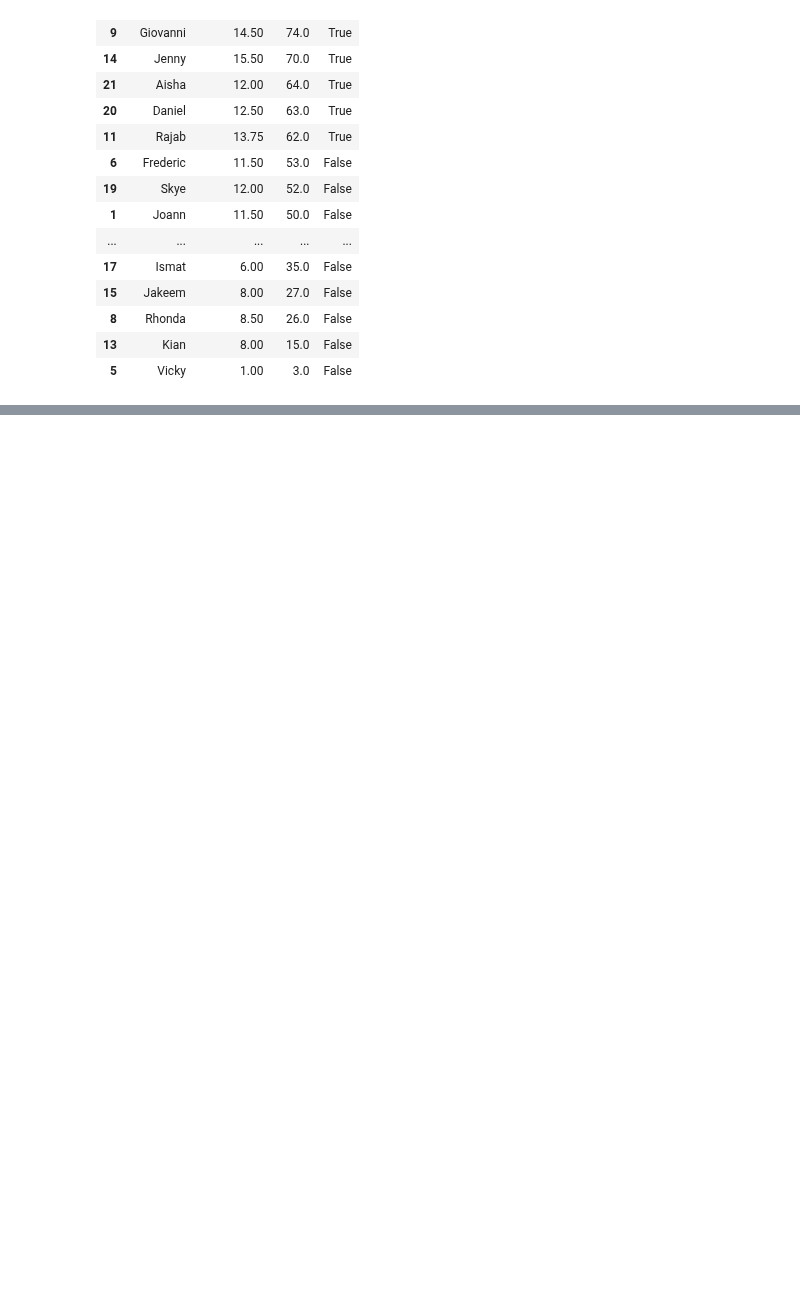
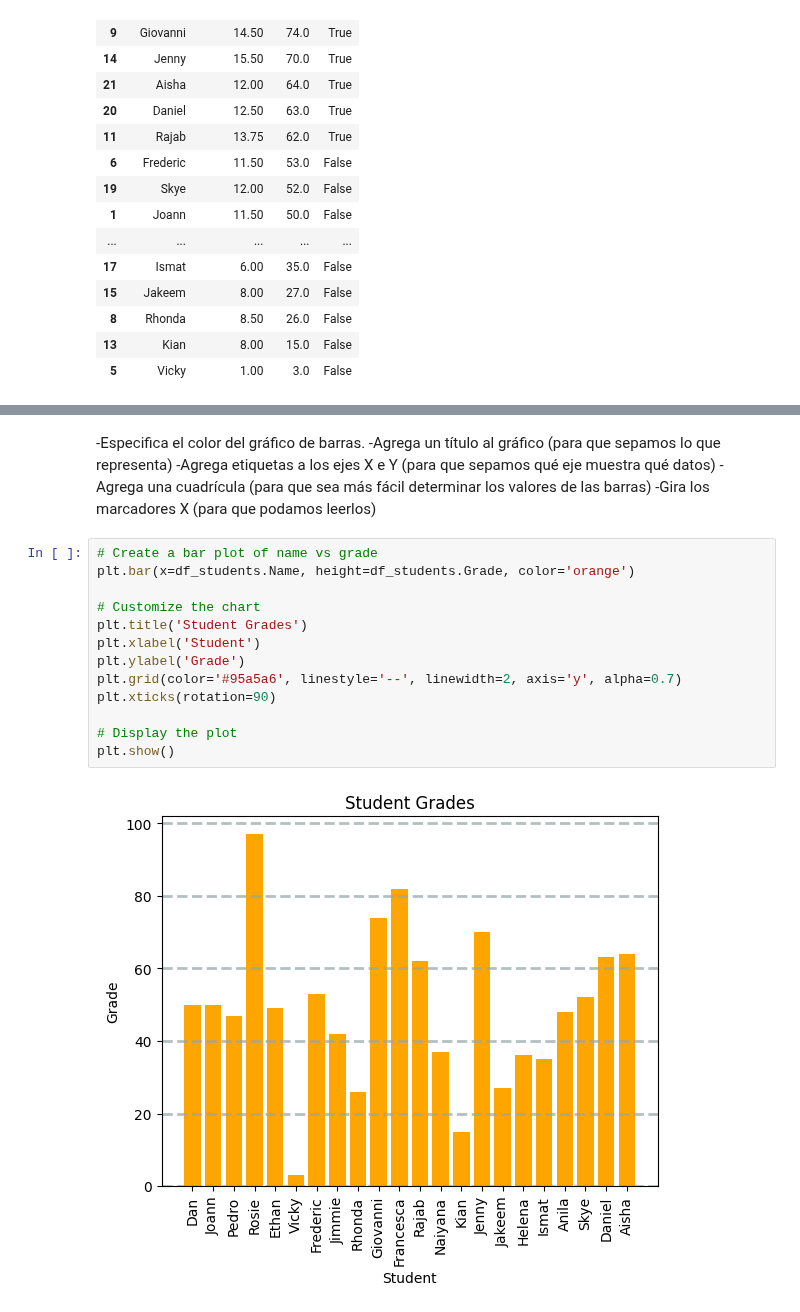
Before and after one commit to juanjolopez28/DataScience, a Jupyter notebook: RetoMicrosoft/python_forData/exploracion_Analisis_deDatos.ipynb, the cells around one changed output, grey strips where cells are left out. Saved outputs shown, nothing was run; the diff lists cells and outputs as text; blank space fills up the shorter version.

```diff
--- a/RetoMicrosoft/python_forData/exploracion_Analisis_deDatos.ipynb
+++ b/RetoMicrosoft/python_forData/exploracion_Analisis_deDatos.ipynb
@@ -329,0 +392,21 @@ df_students
+# %% [markdown]
+-Especifica el color del gráfico de barras.
+-Agrega un título al gráfico (para que sepamos lo que representa)
+-Agrega etiquetas a los ejes X e Y (para que sepamos qué eje muestra qué datos)
+-Agrega una cuadrícula (para que sea más fácil determinar los valores de las barras)
+-Gira los marcadores X (para que podamos leerlos)
+# %%
+# Create a bar plot of name vs grade
+plt.bar(x=df_students.Name, height=df_students.Grade, color='orange')
+
+# Customize the chart
+plt.title('Student Grades')
+plt.xlabel('Student')
+plt.ylabel('Grade')
+plt.grid(color='#95a5a6', linestyle='--', linewidth=2, axis='y', alpha=0.7)
+plt.xticks(rotation=90)
+
+# Display the plot
+plt.show()
+# %% [output]
+[figure, added]
```
Also changed, not shown: parts of 17 cells of this notebook, 1 other file.
